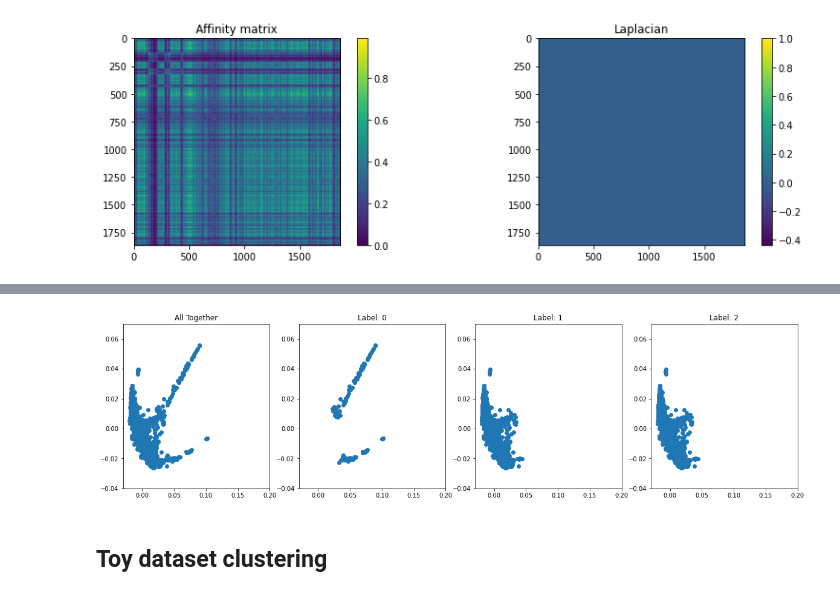
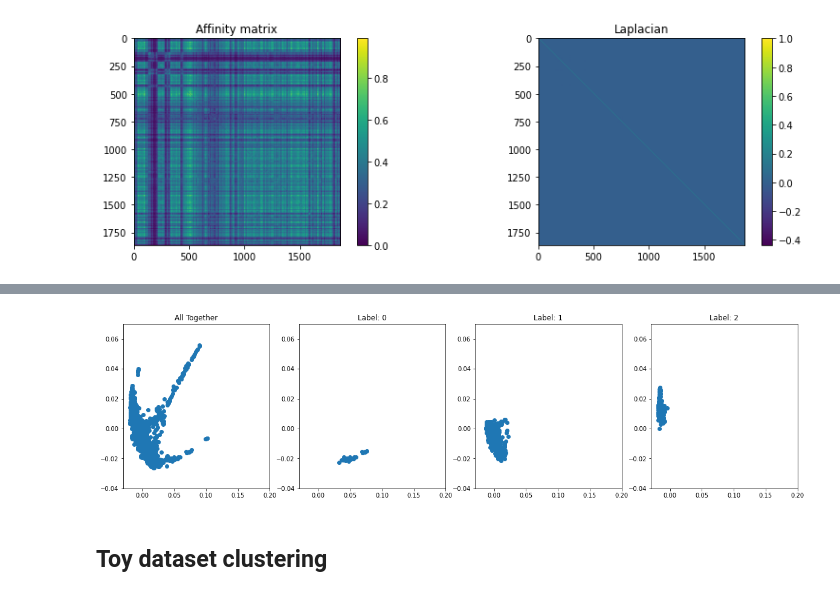
Before and after one commit to anniegao2007/neuron-clustering, a Jupyter notebook: code.ipynb, the cells around one changed output, grey strips where cells are left out. Saved outputs shown, nothing was run; the diff lists cells and outputs as text; code cells hidden in the pictures.

```diff
--- a/code.ipynb
+++ b/code.ipynb
@@ -439,6 +439,7 @@ plt.show()
 # %%
 # data_affin = cd.gaussian_kernel(tmp,kernel_type="adaptive", sigma=3.0, k=5)
 # data_lapl  = cd.L(data_affin) # note: made adjustments to cd.L normalizing b/c 0's in affinity
-labels_SC, centroids  = cd.SC(data_lapl, k=3, thresh=0.4)
-# data_phate = phate.PHATE(verbose=0).fit_transform(tmp)
+# labels_SC, centroids  = cd.SC(data_lapl, k=3, thresh=0.4)
+labels_kmeans, centroids = cd.kmeans(tmp, k=3, thresh=0.5)
+data_phate = phate.PHATE(verbose=0).fit_transform(tmp)
 # %% [output]
@@ -474,18 +461,18 @@ array([[nan, nan, nan],
 # %%
 fig, ax = plt.subplots(1, 4, figsize=(20,5))
 for i in range(4):
     if i == 0:
         ax[0].scatter(data_phate[:,0],data_phate[:,1])
         ax[0].set_title('All Together')
     else:
-        ind = [a for a in range(labels_SC.shape[0]) if labels_SC[a,i-1]]
+        ind = [a for a in range(labels_kmeans.shape[0]) if labels_kmeans[a,i-1]]
         ax[i].scatter(data_phate[ind,0], data_phate[ind,1])
         ax[i].set_title('Label: {}'.format(i-1))
     ax[i].set_xlim(-0.03, 0.2)
     ax[i].set_ylim(-0.04, 0.07)
 plt.show()
 # %% [output]
-[figure, old version]
+[figure, new version]
 # %%
 _, psi = np.linalg.eigh(data_lapl)
 psi_k = psi[:, :3]
```
Also changed, not shown: parts of 14 cells of this notebook, 1 other file.
